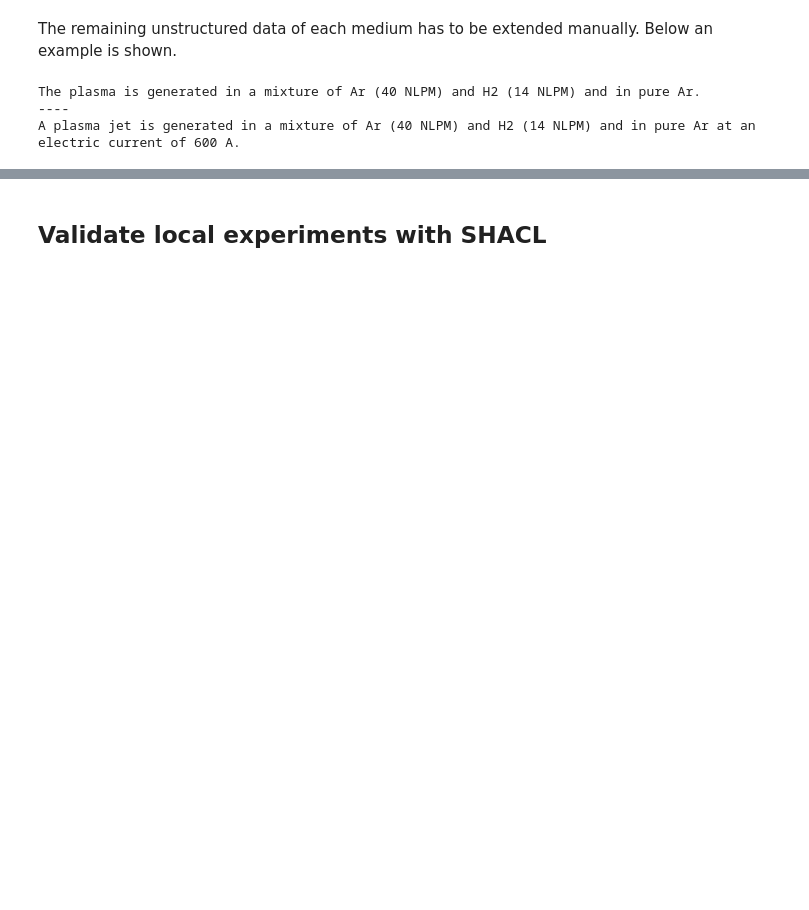
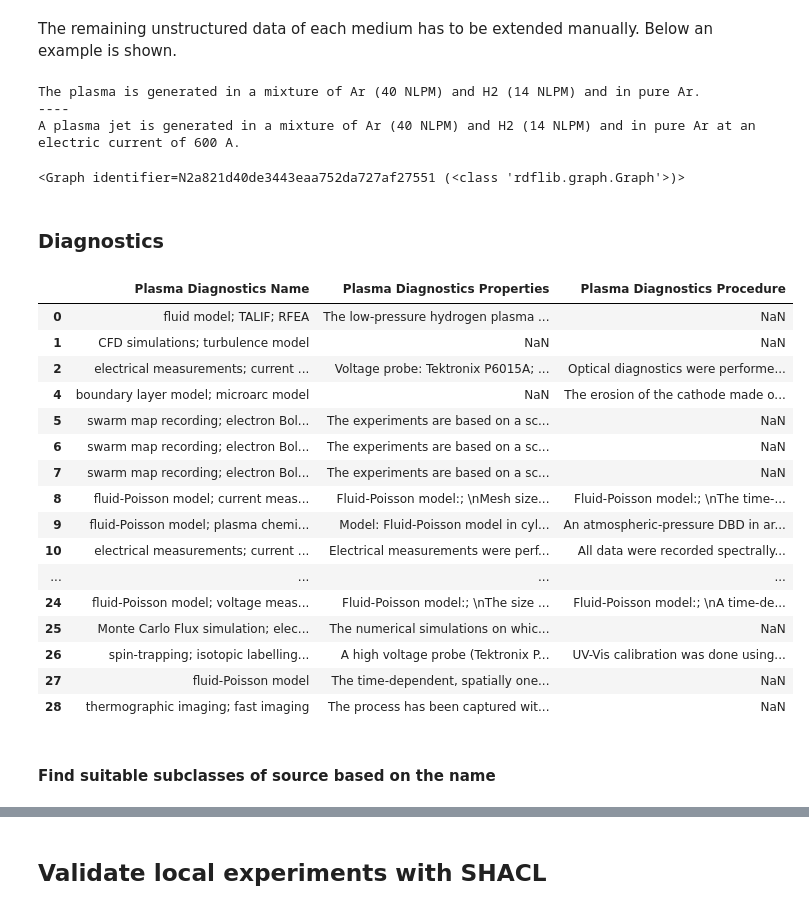
Before and after one commit to ISE-FIZKarlsruhe/QPTDat_knowledge_graph_creation, a Jupyter notebook: KG_population_CSV.ipynb, the cells around one changed output, grey strips where cells are left out. Cells and saved outputs as stored; diff of their text form; code cells hidden in the pictures; blank space fills up the shorter version.

```diff
--- a/KG_population_CSV.ipynb
+++ b/KG_population_CSV.ipynb
@@ -48,6 +41,7 @@ studies_df["formatted_tags"] = [[p.strip() for p in row.split(';')] if row==row
 studies_df["formatted_Source_Name"] = [[p.strip() for p in row.split(';')] if row==row else [] for row in studies_df["Plasma Source Name"]]
 studies_df["formatted_Target_Name"] = [[p.strip() for p in row.split(';')] if row==row else [] for row in studies_df["Plasma Target Name"]]
 studies_df["formatted_Medium_Name"] = [[p.strip() for p in row.split(';')] if row==row else [] for row in studies_df["Plasma Medium Name"]]
+studies_df["formatted_Diagnostics_Name"] = [[p.strip() for p in row.split(';')] if row==row else [] for row in studies_df["Plasma Diagnostics Name"]]
 # %% [markdown]
 ## Create KG
 KG
@@ -479,7 +501,31 @@ medium_1 = medium_dict[1]
 # %%
 #TODO add properties of medium
 process = controller.getNewEntity()
-g.add((process, rdf_namespace.type, qpt_namespace.ExperimentalStep))
-g.add((studies_dict[1], qpt_namespace.hasExperimentalStep, process))
+g.add((process, rdf_namespace.type, qpt_namespace.ExperimentStep))
+g.add((studies_dict[1], qpt_namespace.hasExperimentStep, process))
 g.add((process, qpt_namespace.hasInputVar, medium_1))
 g.add((process, rdfs_namespace.label, rdflib.Literal("A plasma jet is generated in a mixture of Ar (40 NLPM) and H2 (14 NLPM) and in pure Ar at an electric current of 600 A.", lang="en")))
+# %% [output]
+<Graph identifier=N2a821d40de3443eaa752da727af27551 (<class 'rdflib.graph.Graph'>)>
+# %% [markdown]
+### Diagnostics
+# %%
+studies_df[["Plasma Diagnostics Name","Plasma Diagnostics Properties", "Plasma Diagnostics Procedure"]].dropna(how="all")
+# %% [output]
+|  | Plasma Diagnostics Name | Plasma Diagnostics Properties | Plasma Diagnostics Procedure |
+| 0 | fluid model; TALIF; RFEA | The low-pressure hydrogen plasma ... | NaN |
+| 1 | CFD simulations; turbulence model | NaN | NaN |
+| 2 | electrical measurements; current ... | Voltage probe: Tektronix P6015A; ... | Optical diagnostics were performe... |
+| 4 | boundary layer model; microarc model | NaN | The erosion of the cathode made o... |
+| 5 | swarm map recording; electron Bol... | The experiments are based on a sc... | NaN |
+| 6 | swarm map recording; electron Bol... | The experiments are based on a sc... | NaN |
+| 7 | swarm map recording; electron Bol... | The experiments are based on a sc... | NaN |
+| 8 | fluid-Poisson model; current meas... | Fluid-Poisson model:; \nMesh size... | Fluid-Poisson model:; \nThe time-... |
+| 9 | fluid-Poisson model; plasma chemi... | Model: Fluid-Poisson model in cyl... | An atmospheric-pressure DBD in ar... |
+| 10 | electrical measurements; current ... | Electrical measurements were perf... | All data were recorded spectrally... |
+| ... | ... | ... | ... |
+| 24 | fluid-Poisson model; voltage meas... | Fluid-Poisson model:; \nThe size ... | Fluid-Poisson model:; \nA time-de... |
+| 25 | Monte Carlo Flux simulation; elec... | The numerical simulations on whic... | NaN |
+| 26 | spin-trapping; isotopic labelling... | A high voltage probe (Tektronix P... | UV-Vis calibration was done using... |
+| 27 | fluid-Poisson model | The time-dependent, spatially one... | NaN |
+| 28 | thermographic imaging; fast imaging | The process has been captured wit... | NaN |
@@ -485,0 +555,2 @@ g.add((process, rdfs_namespace.label, rdflib.Literal("A plasma jet is generated
+# %% [markdown]
+#### Find suitable subclasses of source based on the name
```
Also changed, not shown: parts of 28 cells of this notebook, 1 other file.
